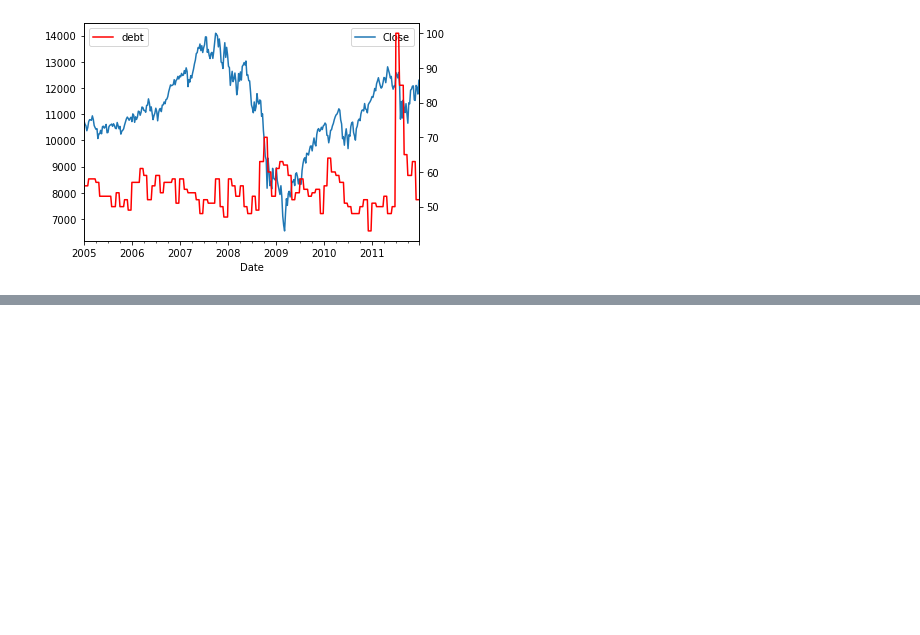
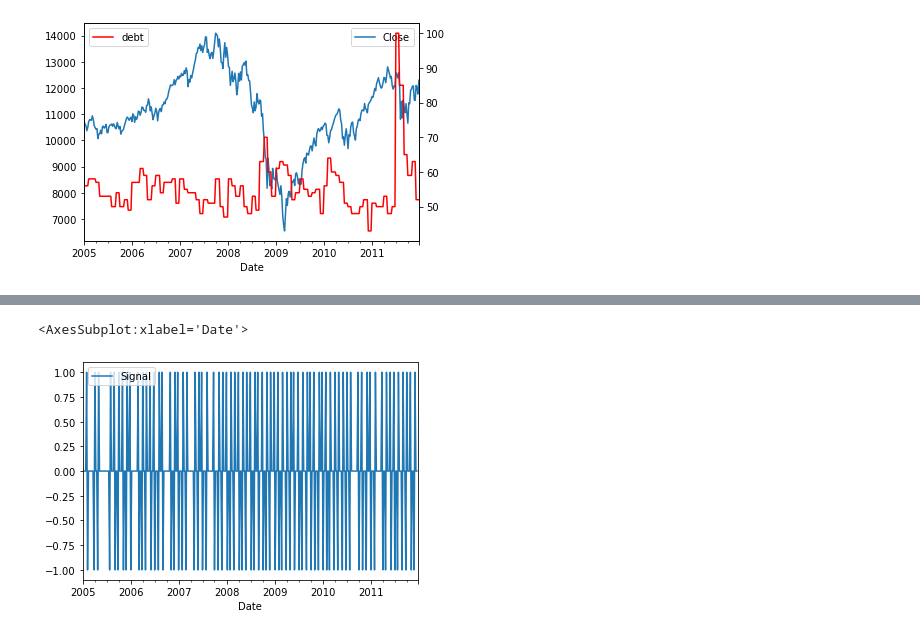
Before and after one commit to edwinriospzn/TradHW02, a Jupyter notebook: THomework2_V01.ipynb, the cells around one changed output, grey strips where cells are left out. Cells and saved outputs as stored; diff of their text form; code cells hidden in the pictures; blank space fills up the shorter version.

```diff
--- a/THomework2_V01.ipynb
+++ b/THomework2_V01.ipynb
@@ -135,3 +132,13 @@ Cnsl_db_Gtr2.plot('Date','debt',ax=ax1, color='r')
 # %% [output]
 <AxesSubplot:xlabel='Date'>
 [figure]
+# %%
+try:
+    del StrategyDataframe
+    StrategyDataframe=Cnsl_db_Gtr2.copy()
+except:
+    StrategyDataframe=Cnsl_db_Gtr2.copy()
+StrategyDataframe['DJRet']=StrategyDataframe['Close']/StrategyDataframe['Close'].shift(1)-1
+StrategyDataframe['MovAvg']=StrategyDataframe['debt'].rolling(3).mean()
+StrategyDataframe['MovAvg']=StrategyDataframe['MovAvg'].shift(1)
+StrategyDataframe.head(10)
@@ -137,0 +157,9 @@ Cnsl_db_Gtr2.plot('Date','debt',ax=ax1, color='r')
+# %%
+StrategyDataframe['Signal']=np.sign(StrategyDataframe['MovAvg']-StrategyDataframe['debt'])
+StrategyDataframe['Signal']=StrategyDataframe['Signal'].shift(1)
+StrategyDataframe['SRet']=StrategyDataframe['Signal']*StrategyDataframe['DJRet']
+StrategyDataframe['DJCumRet']=(1+StrategyDataframe['DJRet'] ).cumprod()
+StrategyDataframe['SCumRet']=(1+StrategyDataframe['SRet'] ).cumprod()
+StrategyDataframe['DJCumRet']=StrategyDataframe['DJCumRet'].fillna(1)
+StrategyDataframe['SCumRet']=StrategyDataframe['SCumRet'].fillna(1)
+StrategyDataframe.head(10)
@@ -137,0 +178,5 @@ Cnsl_db_Gtr2.plot('Date','debt',ax=ax1, color='r')
+# %%
+StrategyDataframe.plot(x='Date',y='Signal')
+# %% [output]
+<AxesSubplot:xlabel='Date'>
+[figure, added]
```
Also changed, not shown: parts of 6 cells of this notebook.
